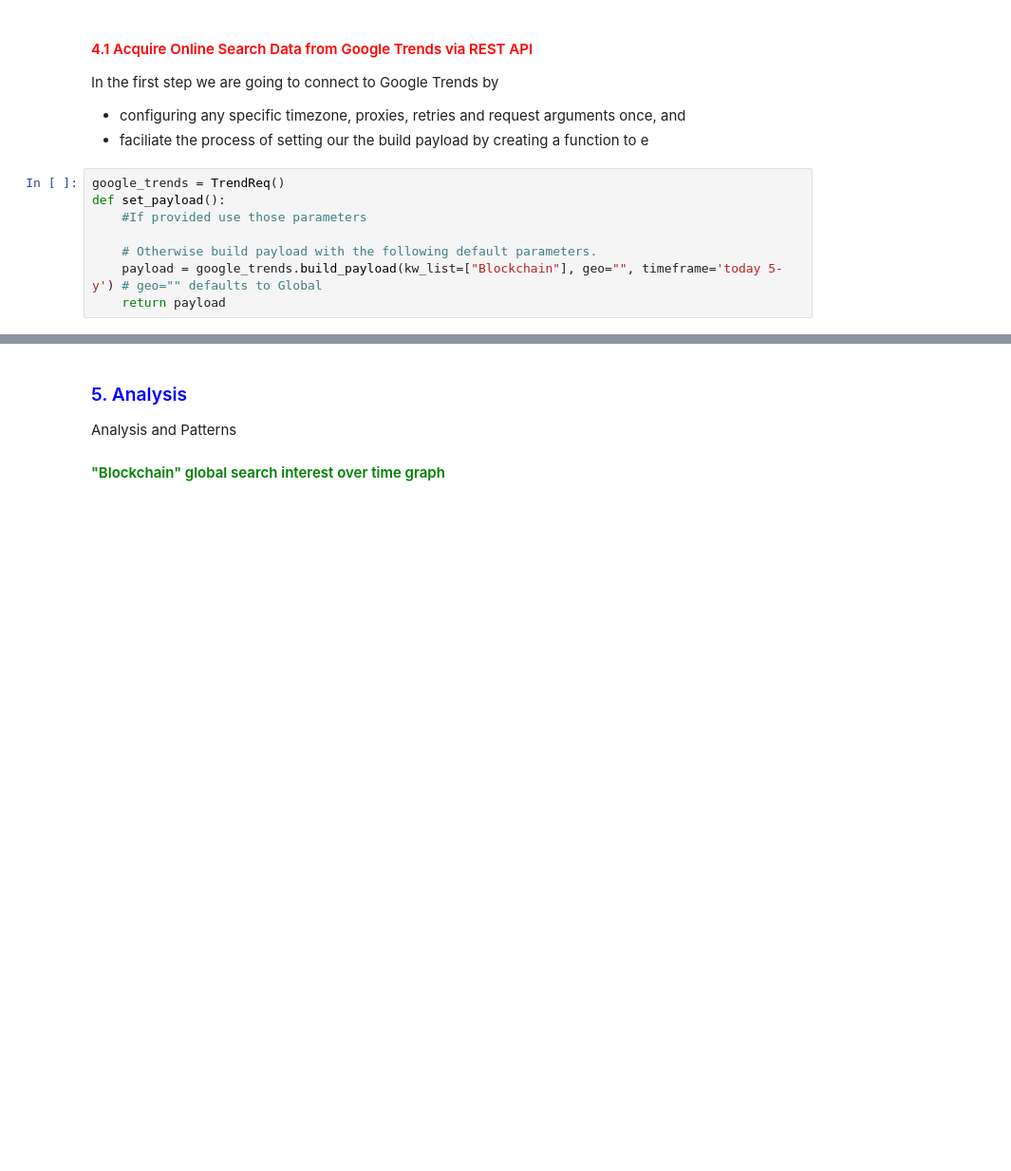
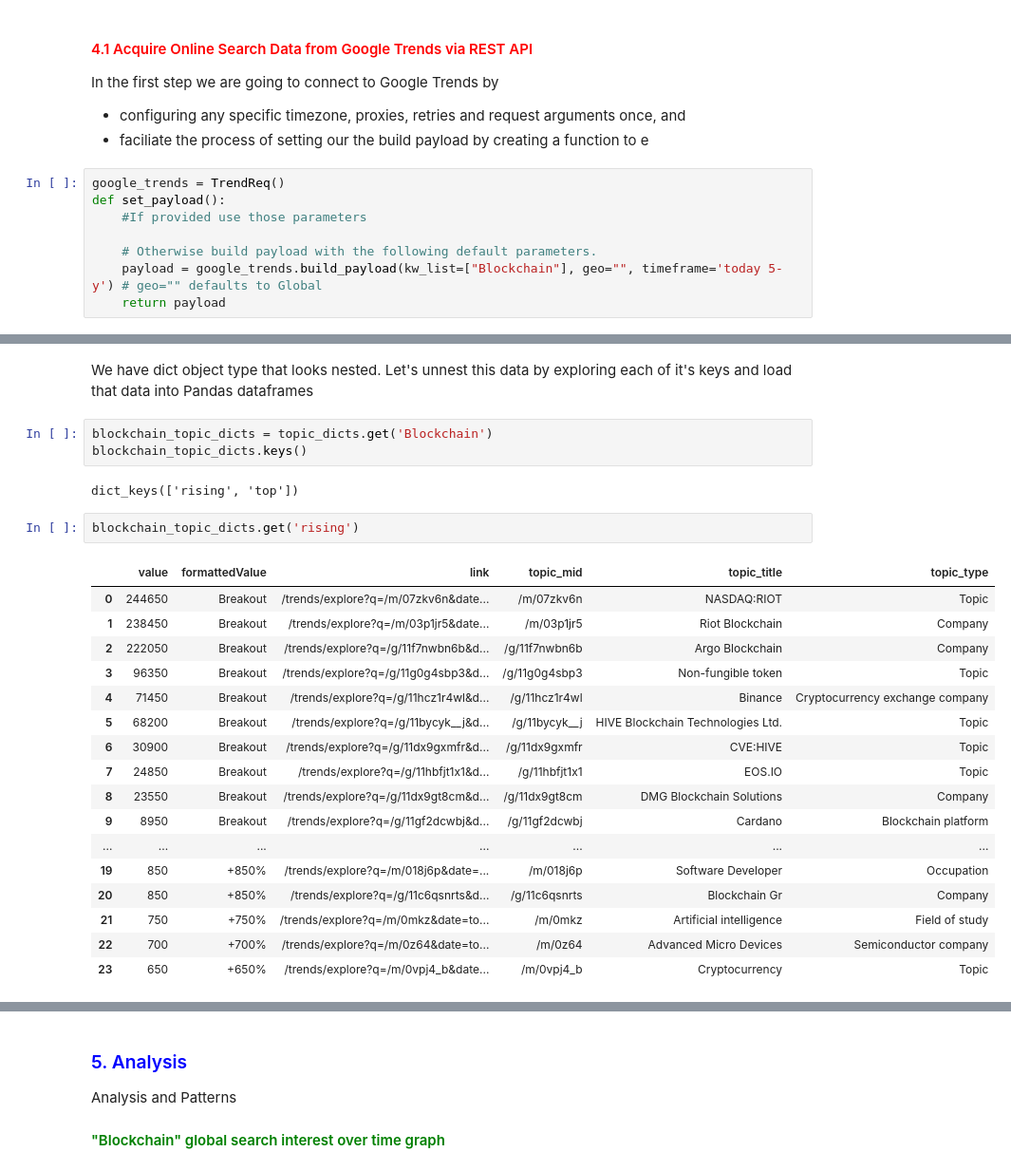
Before and after one commit to paulowe/python-data-programming, a Jupyter notebook: assignments/cw2 drafts/analysis.ipynb, the cells around one changed output, grey strips where cells are left out. Shown: that part at 95% size. Saved outputs shown, nothing was run; the diff lists cells and outputs as text; blank space fills up the shorter version.

```diff
--- a/assignments/cw2 drafts/analysis.ipynb
+++ b/assignments/cw2 drafts/analysis.ipynb
@@ -193,0 +220,27 @@ We are interested in a comprehensive understanding of the deluge around blockcha
+# %% [markdown]
+We have dict object type that looks nested. Let's unnest this data by exploring each of it's keys and load that data into Pandas dataframes
+# %%
+blockchain_topic_dicts = topic_dicts.get('Blockchain')
+blockchain_topic_dicts.keys()
+# %% [output]
+dict_keys(['rising', 'top'])
+# %%
+blockchain_topic_dicts.get('rising')
+# %% [output]
+|  | value | formattedValue | link | topic_mid | topic_title | topic_type |
+| 0 | 244650 | Breakout | /trends/explore?q=/m/07zkv6n&date... | /m/07zkv6n | NASDAQ:RIOT | Topic |
+| 1 | 238450 | Breakout | /trends/explore?q=/m/03p1jr5&date... | /m/03p1jr5 | Riot Blockchain | Company |
+| 2 | 222050 | Breakout | /trends/explore?q=/g/11f7nwbn6b&d... | /g/11f7nwbn6b | Argo Blockchain | Company |
+| 3 | 96350 | Breakout | /trends/explore?q=/g/11g0g4sbp3&d... | /g/11g0g4sbp3 | Non-fungible token | Topic |
+| 4 | 71450 | Breakout | /trends/explore?q=/g/11hcz1r4wl&d... | /g/11hcz1r4wl | Binance | Cryptocurrency exchange company |
+| 5 | 68200 | Breakout | /trends/explore?q=/g/11bycyk__j&d... | /g/11bycyk__j | HIVE Blockchain Technologies Ltd. | Topic |
+| 6 | 30900 | Breakout | /trends/explore?q=/g/11dx9gxmfr&d... | /g/11dx9gxmfr | CVE:HIVE | Topic |
+| 7 | 24850 | Breakout | /trends/explore?q=/g/11hbfjt1x1&d... | /g/11hbfjt1x1 | EOS.IO | Topic |
+| 8 | 23550 | Breakout | /trends/explore?q=/g/11dx9gt8cm&d... | /g/11dx9gt8cm | DMG Blockchain Solutions | Company |
+| 9 | 8950 | Breakout | /trends/explore?q=/g/11gf2dcwbj&d... | /g/11gf2dcwbj | Cardano | Blockchain platform |
+| ... | ... | ... | ... | ... | ... | ... |
+| 19 | 850 | +850% | /trends/explore?q=/m/018j6p&date=... | /m/018j6p | Software Developer | Occupation |
+| 20 | 850 | +850% | /trends/explore?q=/g/11c6qsnrts&d... | /g/11c6qsnrts | Blockchain Gr | Company |
+| 21 | 750 | +750% | /trends/explore?q=/m/0mkz&date=to... | /m/0mkz | Artificial intelligence | Field of study |
+| 22 | 700 | +700% | /trends/explore?q=/m/0z64&date=to... | /m/0z64 | Advanced Micro Devices | Semiconductor company |
+| 23 | 650 | +650% | /trends/explore?q=/m/0vpj4_b&date... | /m/0vpj4_b | Cryptocurrency | Topic |
```
Also changed, not shown: parts of 11 cells of this notebook.
